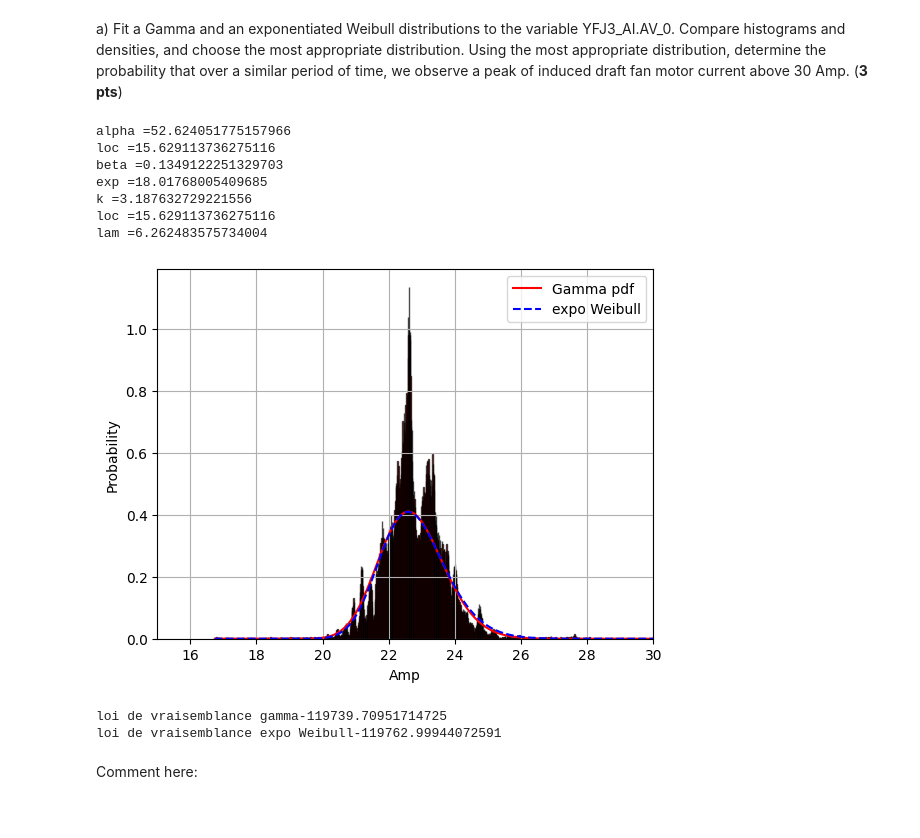
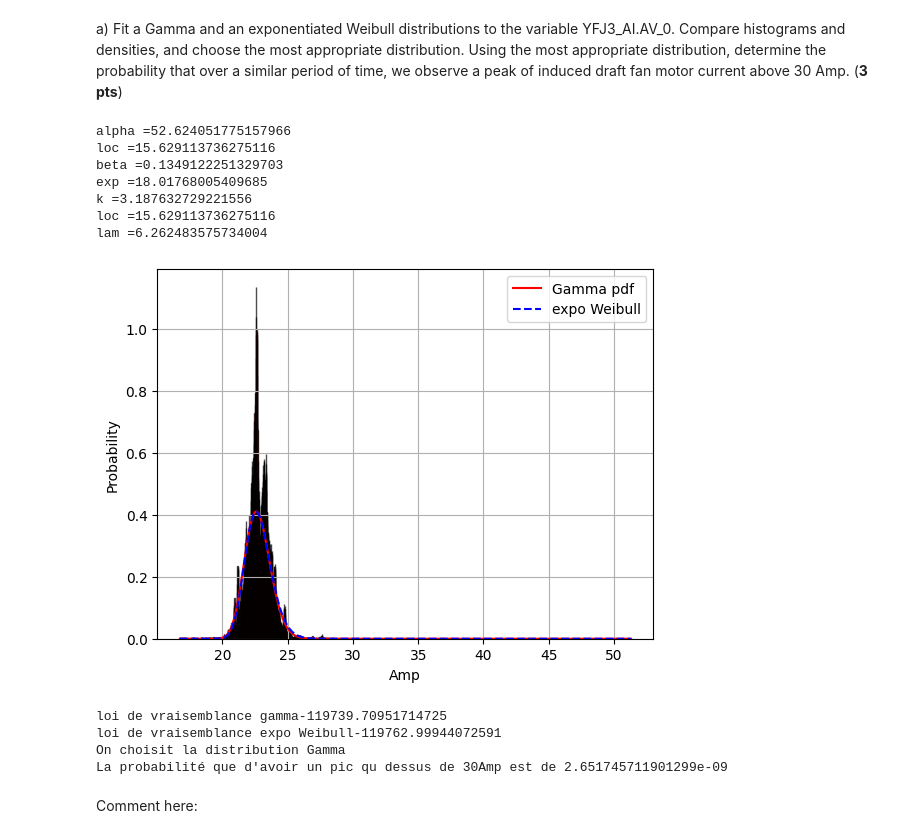
Before and after one commit to Johnny-prog270/Hackaton, a Jupyter notebook: Hackathon_1.ipynb, the cells around one changed output. Drawn from its saved outputs; the diff is of its cells as text; code cells hidden in the pictures.

```diff
--- a/Hackathon_1.ipynb
+++ b/Hackathon_1.ipynb
@@ -200,9 +200,9 @@ G=sc.exponweib.pdf(x,exp,k,locexpo,lam)
 plt.plot(x, G,'b--', label='expo Weibull')
 
 plt.legend()
-plt.xlim(15, 30)
 plt.show()
 
+# calcul de la valeur de la log vraisemblance
 l1=[]
 l2=[]
 for X in variable:
@@ -218,41 +218,48 @@ print("loi de vraisemblance expo Weibull" + str(likelihoodexpoweib))
 
 if( likelihoodgamma <likelihoodexpoweib  ):
     print("On choisit la distribution Exponentielle Weibull")
+    proba = 1-sc.exponweib.cdf(30,exp,k,locexpo,lam)
+    print("La probabilité que d'avoir un pic qu dessus de 30Amp est de "+ str(proba))
+
 
 else:
     print("On choisit la distribution Gamma")
+    proba = 1-sc.gamma.cdf(30,loc=loc,a=alpha,scale=beta)
+    print("La probabilité que d'avoir un pic qu dessus de 30Amp est de "+ str(proba))
 
 
 # mu=np.mean(variable)# calcul de la moyenne des données
 # S=np.std(variable)# calcul de l'écart type
 # # on match les moments pour une fonction gamma
 # alpha=(mu**2)/(S**2)
 # beta=(S**2)/mu
 # x = np.linspace(sc.gamma.ppf(0.01,scale=beta),
 #                  sc.gamma.ppf(0.9,scale=beta), 100)
 # sc.gamma.pdf(x,a=alpha,scale=beta)
 # plt.plot(x, sc.gamma.pdf(x,a=alpha,scale=beta),
 #         'b-', lw=2, alpha=0.6, label='Gamma pdf')
 # plt.show()
 
 # alpha =52.624051775157966
 # loc =15.629113736275116
 # beta =0.1349122251329703
 # exp =18.01768005409685
 # k =3.187632729221556
 # loc =15.629113736275116
 # lam =6.262483575734004
 # %% [output]
 alpha =52.624051775157966
 loc =15.629113736275116
 beta =0.1349122251329703
 exp =18.01768005409685
 k =3.187632729221556
 loc =15.629113736275116
 lam =6.262483575734004
-[figure, old version]
+[figure, new version]
 loi de vraisemblance gamma-119739.70951714725
 loi de vraisemblance expo Weibull-119762.99944072591
+On choisit la distribution Gamma
+La probabilité que d'avoir un pic qu dessus de 30Amp est de 2.651745711901299e-09
 # %% [markdown]
 Comment here:
 # %% [markdown]
```
